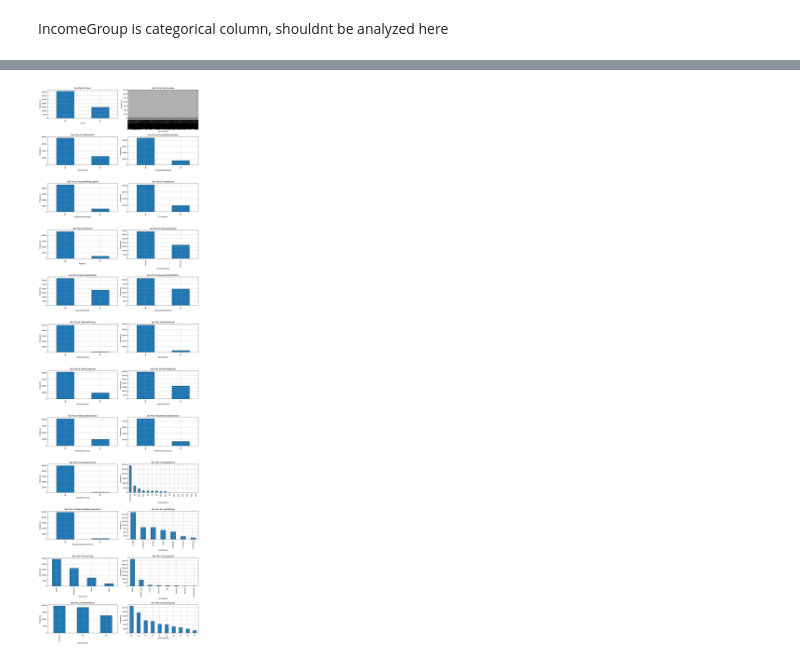
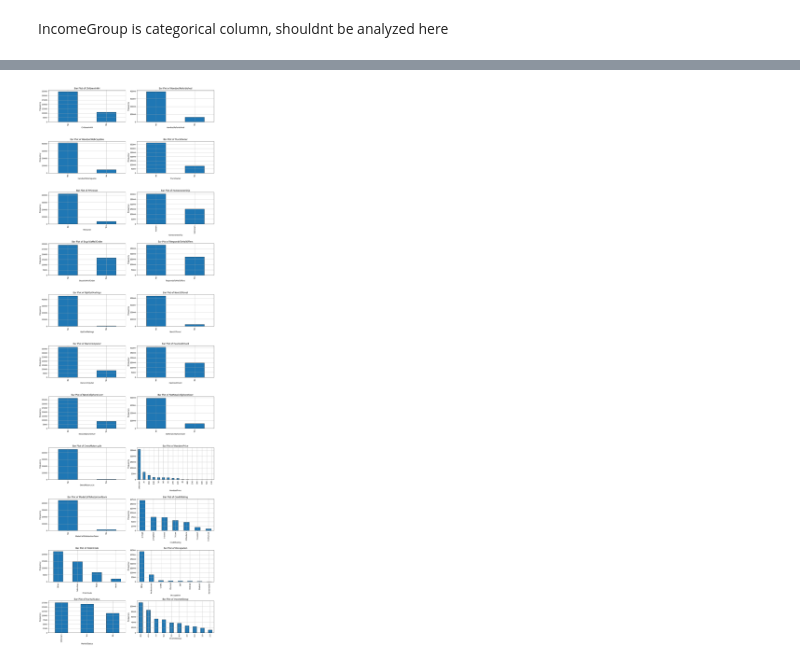
Before and after one commit to GrzegKrajewski/Masters_churn, a Jupyter notebook: code_masters_gk.ipynb, the cells around one changed output, grey strips where cells are left out. Saved outputs shown, nothing was run; the diff lists cells and outputs as text; code cells hidden in the pictures.

```diff
--- a/code_masters_gk.ipynb
+++ b/code_masters_gk.ipynb
@@ -14,0 +30,5 @@ df = pd.read_csv(r"C:\Users\xtaym\OneDrive\Pulpit\mgr\cell2celltrain.csv")
+# %%
+df['Churn'] = df['Churn'].map({'Yes': 1, 'No': 0})
+# %%
+holdout_df = df.sample(frac=0.1, random_state=1973)
+df = df.drop(holdout_df.index)
@@ -374,31 +390,32 @@ list(categorical_cols)
 # %%
 categorical_cols = df.select_dtypes(include=['object', 'category']).columns.tolist()
+categorical_cols.remove('ServiceArea')
 
 # Add 'IncomeGroup' to the list of categorical columns if it's not already included
 if 'IncomeGroup' not in categorical_cols:
     categorical_cols.append('IncomeGroup')
 
 # Set up the figure and axes for 2 columns
 num_cols = 2
 num_plots = len(categorical_cols)
 num_rows = (num_plots + num_cols - 1) // num_cols  # Calculate the number of rows needed
 
 fig, axes = plt.subplots(num_rows, num_cols, figsize=(14, 4 * num_rows))
 axes = axes.flatten()  # Flatten the axes array for easy iteration
 
 for i, col in enumerate(categorical_cols):
     ax = axes[i]
     df[col].value_counts().plot(kind='bar', ax=ax, edgecolor='black')
     ax.set_title(f'Bar Plot of {col}')
     ax.set_xlabel(col)
     ax.set_ylabel('Frequency')
     ax.grid(True)
 
 # Remove any empty subplots
 for j in range(i + 1, len(axes)):
     fig.delaxes(axes[j])
 
 plt.tight_layout()
 plt.show()
 # %% [output]
-[figure, old version]
+[figure, new version]
```
Also changed, not shown: parts of 43 cells of this notebook.
